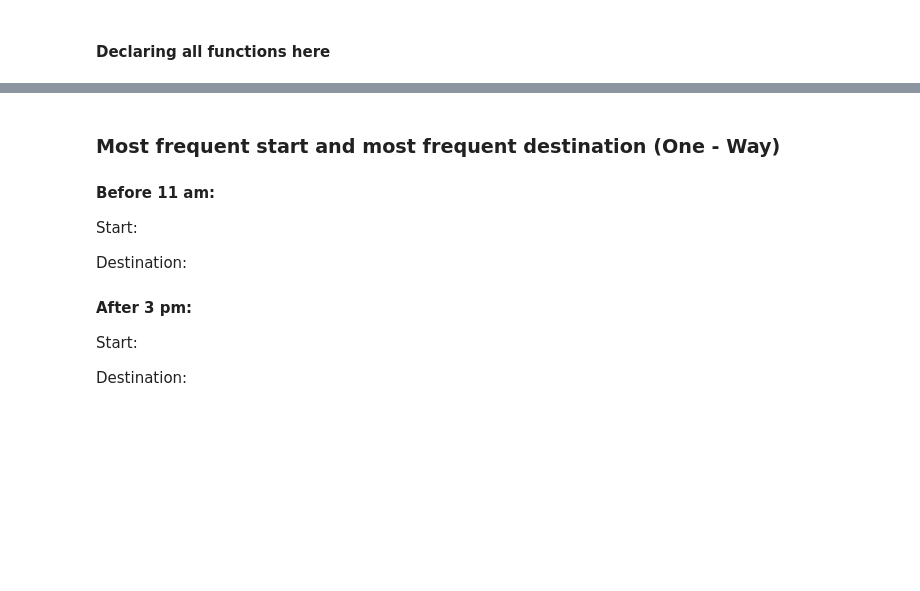
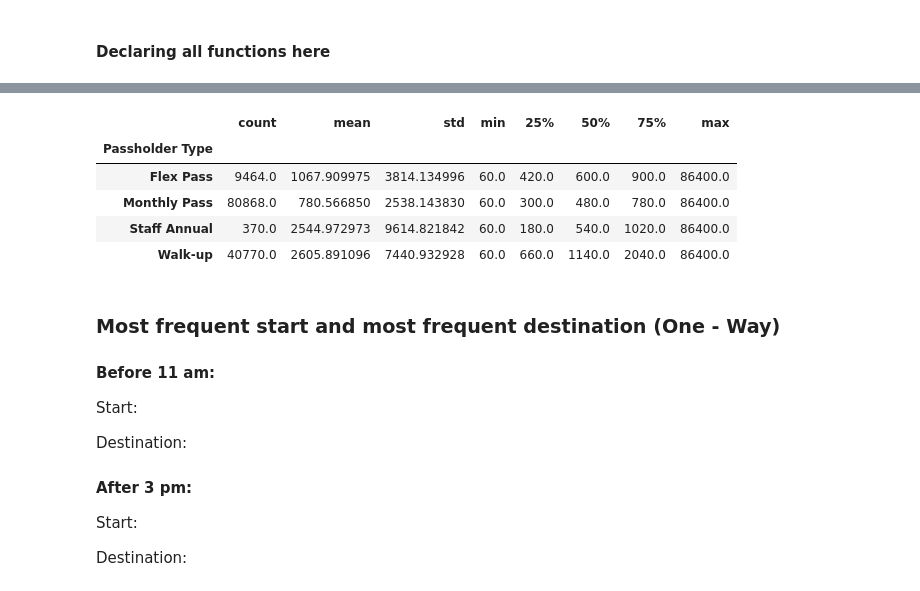
Before and after one commit to davidterpay/davidterpay.github.io, a Jupyter notebook: graph.py.ipynb, the cells around one changed output, grey strips where cells are left out. Cells and saved outputs as stored; diff of their text form; code cells hidden in the pictures; blank space fills up the shorter version.

```diff
--- a/graph.py.ipynb
+++ b/graph.py.ipynb
@@ -214,3 +302,12 @@ Average Duration = 2706.753927 seconds
+# %%
+dataFrame.groupby(["Passholder Type"])["Duration"].describe()
+# %% [output]
+|  | count | mean | std | min | 25% | 50% | 75% | max |
+| Passholder Type |  |  |  |  |  |  |  |  |
+| Flex Pass | 9464.0 | 1067.909975 | 3814.134996 | 60.0 | 420.0 | 600.0 | 900.0 | 86400.0 |
+| Monthly Pass | 80868.0 | 780.566850 | 2538.143830 | 60.0 | 300.0 | 480.0 | 780.0 | 86400.0 |
+| Staff Annual | 370.0 | 2544.972973 | 9614.821842 | 60.0 | 180.0 | 540.0 | 1020.0 | 86400.0 |
+| Walk-up | 40770.0 | 2605.891096 | 7440.932928 | 60.0 | 660.0 | 1140.0 | 2040.0 | 86400.0 |
 # %% [markdown]
 ### Most frequent start and most frequent destination (One - Way)
 
```
Also changed, not shown: parts of 23 cells of this notebook.
